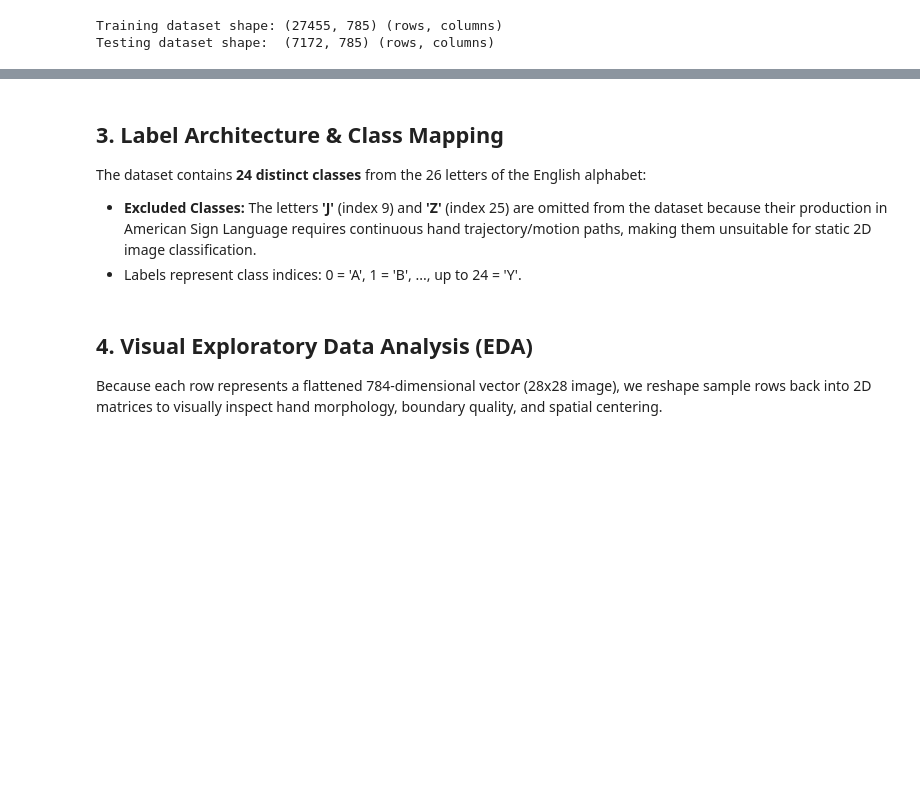
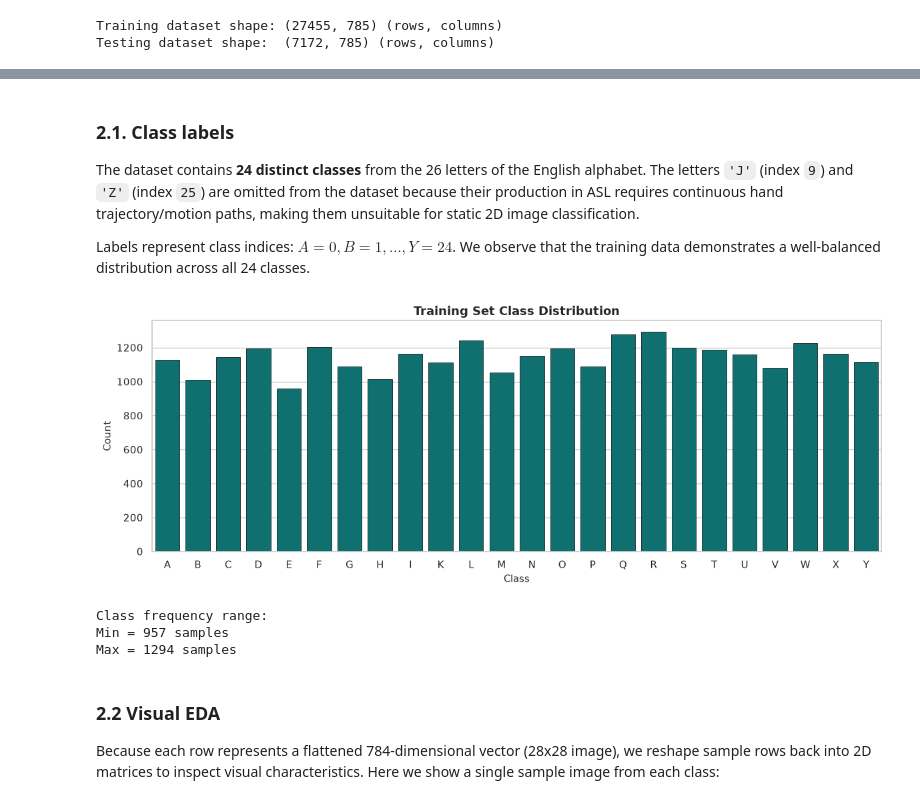
Before and after one commit to lowestofthe1ow/data103-final-project, a Jupyter notebook: phase1_proposal.ipynb, the cells around one changed output, grey strips where cells are left out. Drawn from its saved outputs; the diff is of its cells as text; code cells hidden in the pictures; blank space fills up the shorter version.

```diff
--- a/phase1_proposal.ipynb
+++ b/phase1_proposal.ipynb
@@ -77,32 +98,37 @@ train_df.iloc[:5, :8]
 # %% [markdown]
-## 3. Label Architecture & Class Mapping
+### 2.1. Class labels
 
-The dataset contains **24 distinct classes** from the 26 letters of the English alphabet:
-* **Excluded Classes:** The letters **'J'** (index 9) and **'Z'** (index 25) are omitted from the dataset because their production in American Sign Language requires continuous hand trajectory/motion paths, making them unsuitable for static 2D image classification.
-* Labels represent class indices: 0 = 'A', 1 = 'B', ..., up to 24 = 'Y'.
+The dataset contains **24 distinct classes** from the 26 letters of the English alphabet. The letters `'J'` (index `9`) and `'Z'` (index `25`) are omitted from the dataset because their production in ASL requires continuous hand trajectory/motion paths, making them unsuitable for static 2D image classification.
+
+Labels represent class indices: $A = 0, B = 1, \dots, Y = 24$. We observe that the training data demonstrates a well-balanced distribution across all 24 classes.
 # %%
-# Map numerical indices to alphabetic characters (skipping J and Z) and check class balance
+# Skip J and Z
 alphabet = list(string.ascii_uppercase)
 valid_letters = [char for char in alphabet if char not in ["J", "Z"]]
 unique_labels = sorted(train_df["label"].unique())
 
 label_to_letter = {lbl: valid_letters[i] for i, lbl in enumerate(unique_labels)}
 
+# Show class distribution
 plt.figure(figsize=(12, 4.5))
 ax = sns.countplot(x="label", data=train_df, color="teal", edgecolor="black", linewidth=0.5)
-plt.title("Training Set Class Distribution Across 24 Sign Gestures", fontsize=13, weight="bold")
-plt.xlabel("Gesture Letter Class", fontsize=11)
-plt.ylabel("Sample Count", fontsize=11)
+plt.title("Training Set Class Distribution", fontsize=13, weight="bold")
+plt.xlabel("Class", fontsize=11)
+plt.ylabel("Count", fontsize=11)
 plt.xticks(ticks=range(len(unique_labels)), labels=[label_to_letter[lbl] for lbl in unique_labels])
 plt.tight_layout()
 plt.show()
 
 min_count = train_df["label"].value_counts().min()
 max_count = train_df["label"].value_counts().max()
-print(f"Class frequency range: Min = {min_count} samples, Max = {max_count} samples.")
-print("Observation: The training data demonstrates a well-balanced distribution across all 24 classes.")
+print(f"Class frequency range:\nMin = {min_count} samples\nMax = {max_count} samples")
+# %% [output]
+[figure, added]
+Class frequency range:
+Min = 957 samples
+Max = 1294 samples
 # %% [markdown]
-## 4. Visual Exploratory Data Analysis (EDA)
+### 2.2 Visual EDA
 
-Because each row represents a flattened 784-dimensional vector (28x28 image), we reshape sample rows back into 2D matrices to visually inspect hand morphology, boundary quality, and spatial centering.
+Because each row represents a flattened 784-dimensional vector (28x28 image), we reshape sample rows back into 2D matrices to inspect visual characteristics. Here we show a single sample image from each class:
 # %%
```
Also changed, not shown: parts of 14 cells of this notebook.
